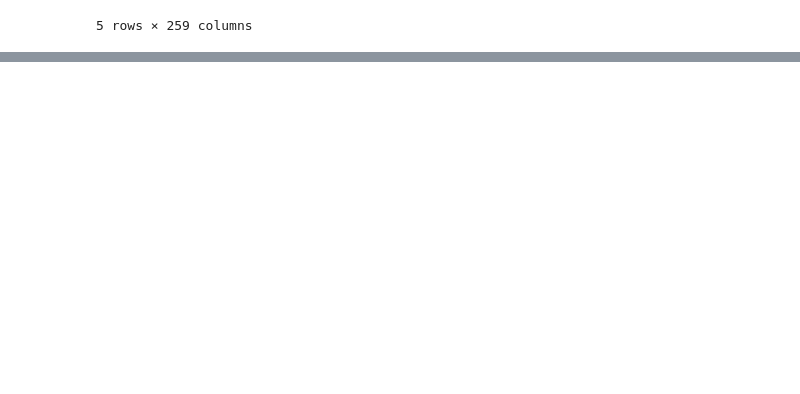
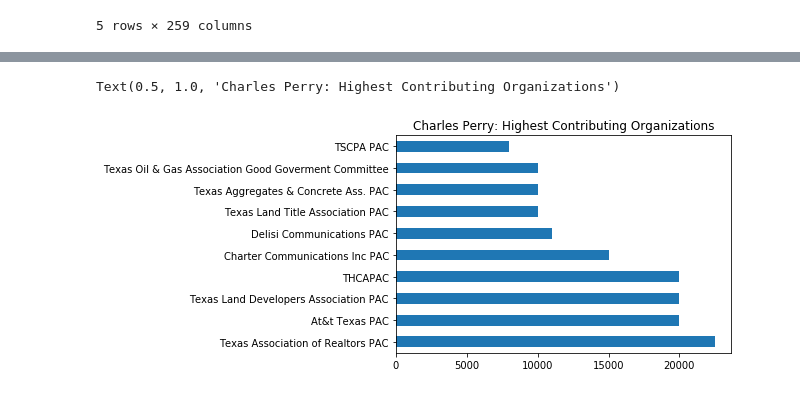
Before and after one commit to nemo-omen/datajourno-notebooks, a Jupyter notebook: Texas-2020--filers.ipynb, the cells around one changed output, grey strips where cells are left out. Drawn from its saved outputs; the diff is of its cells as text; code cells hidden in the pictures; blank space fills up the shorter version.

```diff
--- a/Texas-2020--filers.ipynb
+++ b/Texas-2020--filers.ipynb
@@ -119,0 +111,8 @@ Just making a change here so that it will update in git.
+# %%
+perry_c_37 = c_37[c_37.filerIdent == 66066]
+# %%
+perry_c_38 = c_38[c_38.filerIdent == 66066]
+perry_c_39 = c_39[c_39.filerIdent == 66066]
+perry_c_40 = c_40[c_40.filerIdent == 66066]
+# %%
+perry_contribs = perry_c_36.append([perry_c_37, perry_c_38, perry_c_39, perry_c_40], sort=False).sort_values(by=['contributionAmount', 'contributorNameOrganization'], ascending=True)
@@ -119,0 +149,2 @@ Just making a change here so that it will update in git.
+# %%
+org_contribs_grouped = perry_contribs.groupby("contributorNameOrganization").contributionAmount.sum().reset_index().sort_values("contributionAmount", ascending=False)
@@ -119,0 +157,7 @@ Just making a change here so that it will update in git.
+# %%
+org_chart = org_contribs_grouped.head(10).contributionAmount.plot.barh()
+org_chart.set_yticklabels(org_contribs_grouped.contributorNameOrganization)
+org_chart.set_title('Charles Perry: Highest Contributing Organizations')
+# %% [output]
+Text(0.5, 1.0, 'Charles Perry: Highest Contributing Organizations')
+[figure, added]
```
Also changed, not shown: parts of 31 cells of this notebook, 10 other files.
